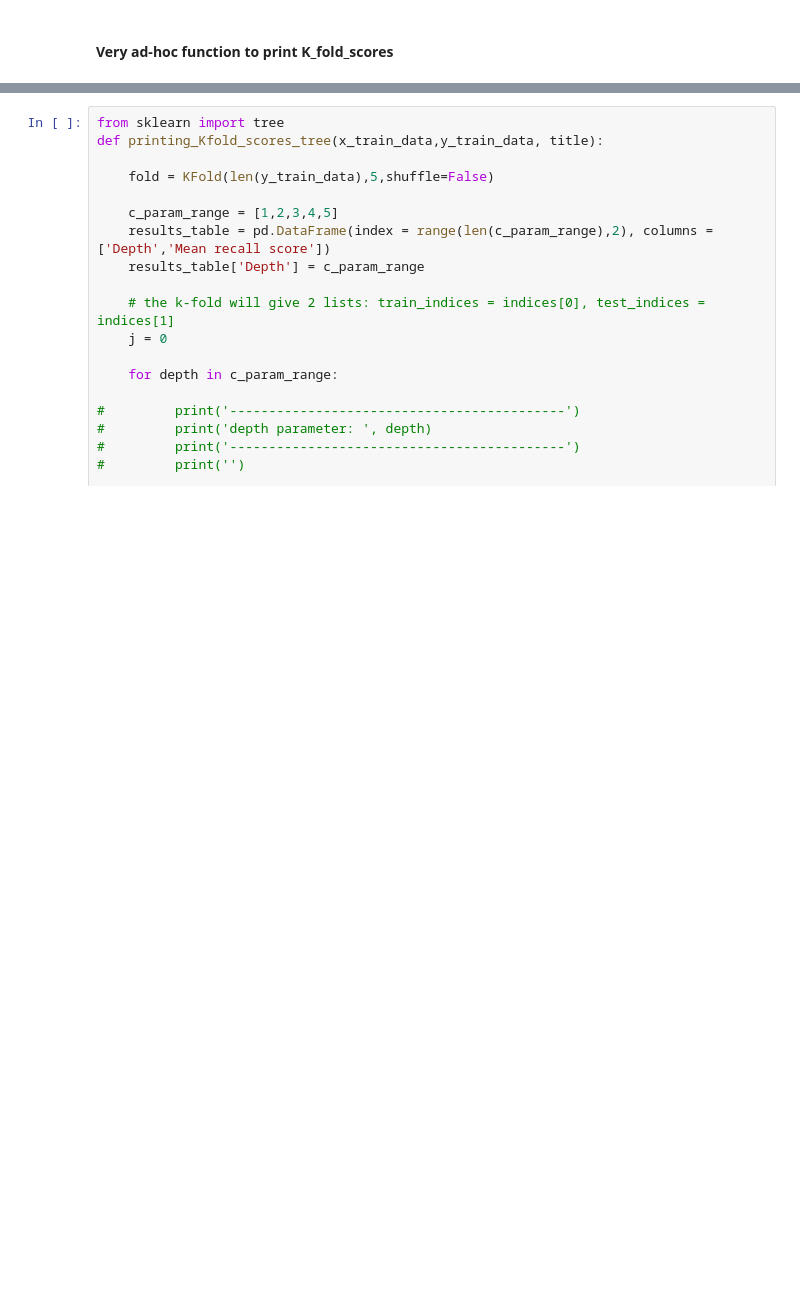
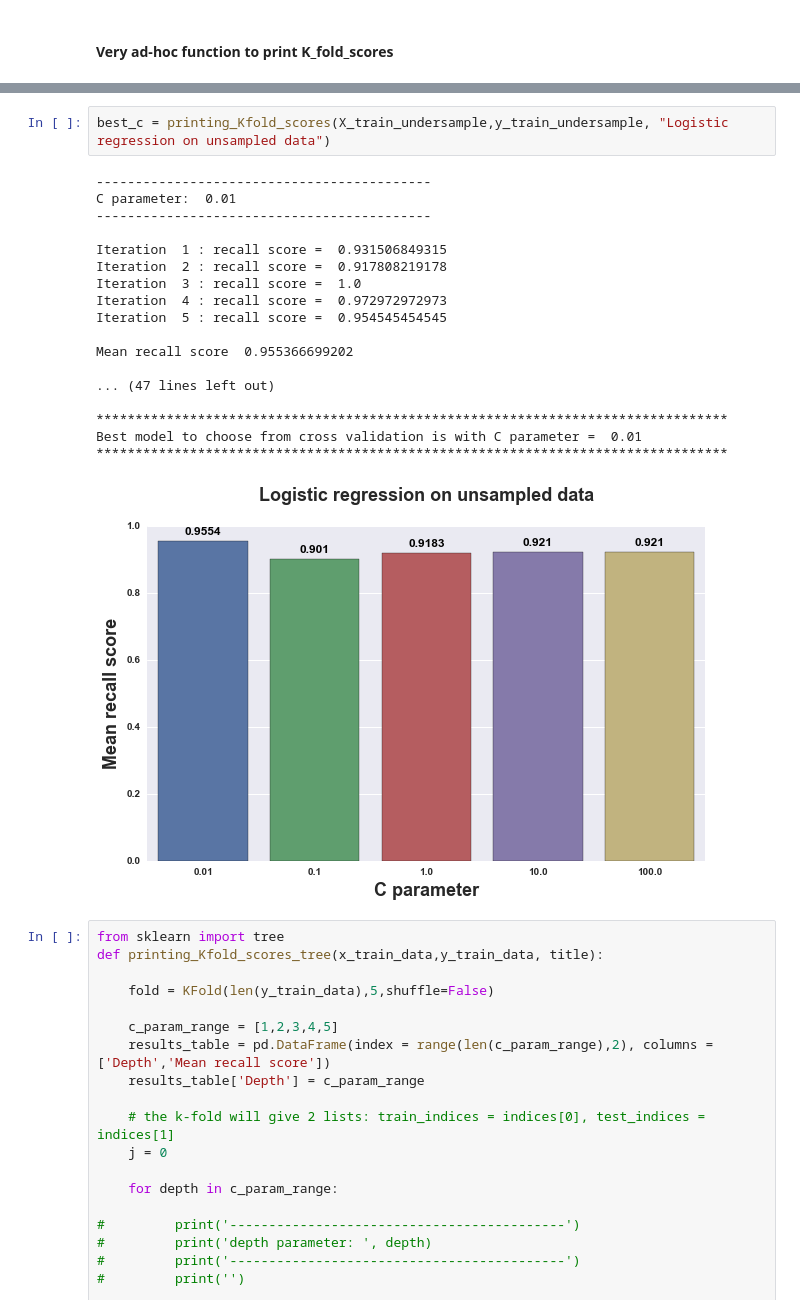
Before and after one commit to mshu1/SpendingHabitsEducation, a Jupyter notebook: original_notebook-lisa.ipynb, the cells around one changed output, grey strips where cells are left out. Saved outputs shown, nothing was run; the diff lists cells and outputs as text; blank space fills up the shorter version.

```diff
--- a/original_notebook-lisa.ipynb
+++ b/original_notebook-lisa.ipynb
@@ -240,6 +251,27 @@ def printing_Kfold_scores(x_train_data,y_train_data):
     print('*********************************************************************************')
 
     return best_c
+# %%
+best_c = printing_Kfold_scores(X_train_undersample,y_train_undersample, "Logistic regression on unsampled data")
+# %% [output]
+-------------------------------------------
+C parameter:  0.01
+-------------------------------------------
+
+Iteration  1 : recall score =  0.931506849315
+Iteration  2 : recall score =  0.917808219178
+Iteration  3 : recall score =  1.0
+Iteration  4 : recall score =  0.972972972973
+Iteration  5 : recall score =  0.954545454545
+
+Mean recall score  0.955366699202
+
+... (47 lines left out)
+
+*********************************************************************************
+Best model to choose from cross validation is with C parameter =  0.01
+*********************************************************************************
+[figure, added]
 # %%
 from sklearn import tree
 def printing_Kfold_scores_tree(x_train_data,y_train_data, title):
```
Also changed, not shown: parts of 13 cells of this notebook, 13 other files.
